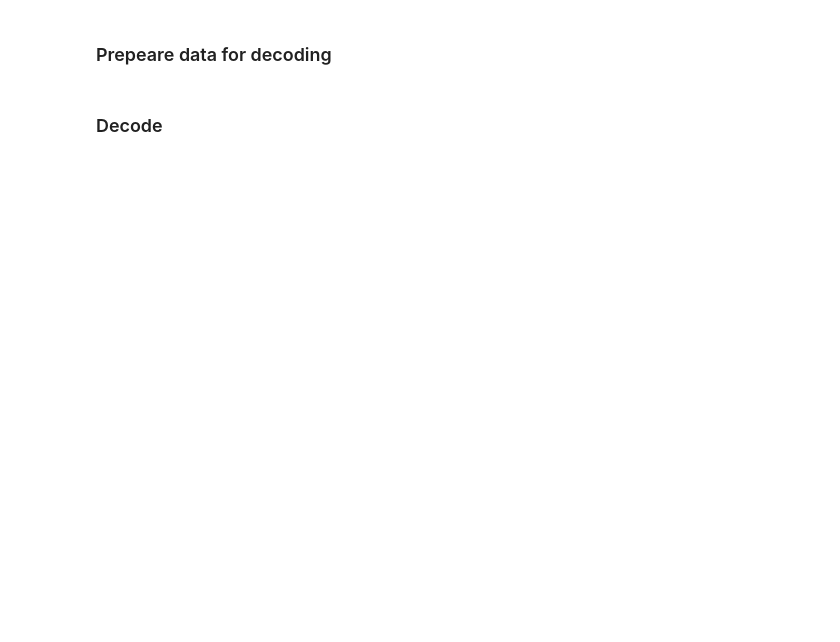
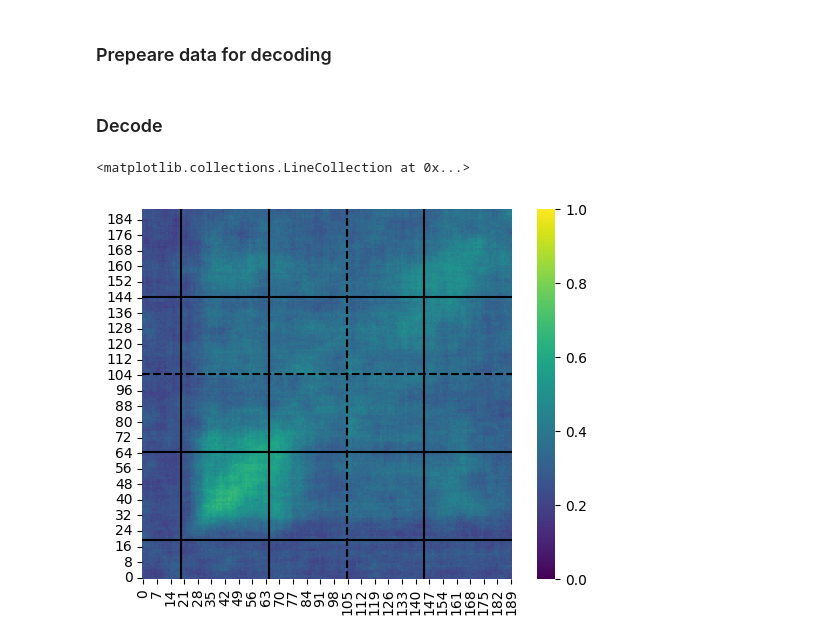
Before and after one commit to Ibos-lab/Users, a Jupyter notebook: losadac/decoder/prepare_data.ipynb, the cells around one changed output. Cells and saved outputs as stored; diff of their text form; code cells hidden in the pictures; blank space fills up the shorter version.

```diff
--- a/losadac/decoder/prepare_data.ipynb
+++ b/losadac/decoder/prepare_data.ipynb
@@ -193,3 +236,18 @@ all_perf = Parallel(n_jobs=20)(delayed(compute_decoding)(model,list_data,trial_d
+# %%
+res = Results.from_python_hdf5('performance.h5')
+# %%
+f,ax=plt.subplots()
+sns.heatmap(np.mean(res.perf,axis=0),ax=ax,cmap='viridis',square=True,vmin=0,vmax=1)
+ax.axes.invert_yaxis()
+ax.vlines([20,65],0,190,'k')
+ax.hlines([20,65],0,190,'k')
+ax.vlines([105],0,190,'k','--')
+ax.hlines([105],0,190,'k','--')
+ax.vlines([145],0,190,'k')
+ax.hlines([145],0,190,'k')
+# %% [output]
+<matplotlib.collections.LineCollection at 0x...>
+[figure, added]
 # %%
 f,ax=plt.subplots()
 sns.heatmap(np.mean(all_perf,axis=0),ax=ax,cmap='viridis',square=True,vmin=0,vmax=1)
```
Also changed, not shown: parts of 10 cells of this notebook, 13 other files.
